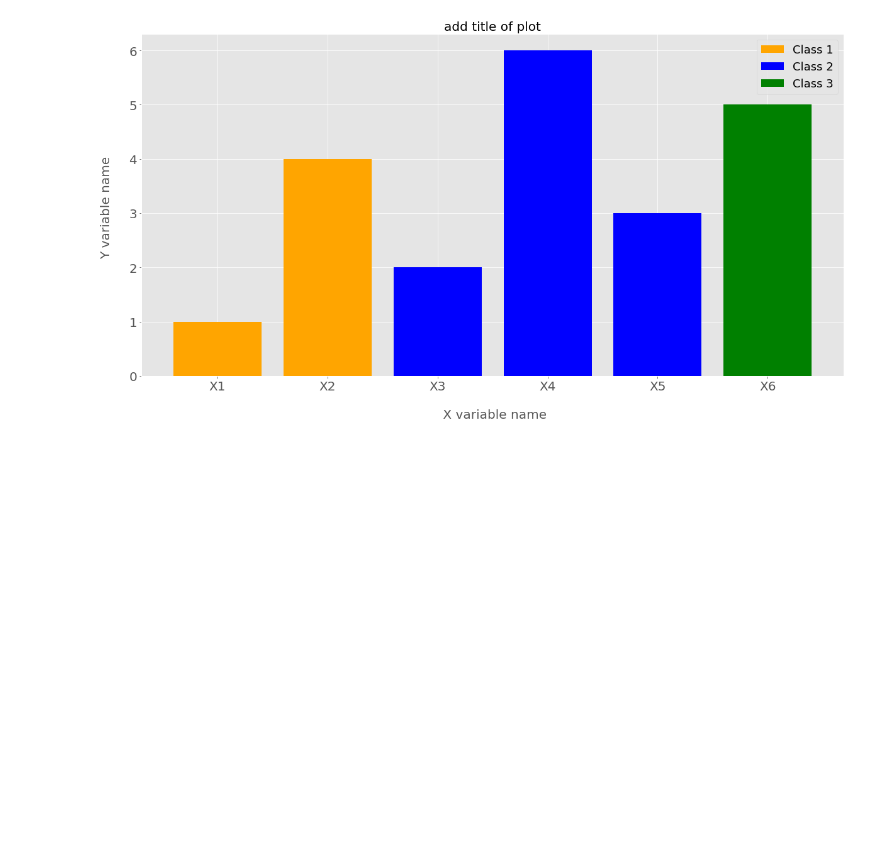
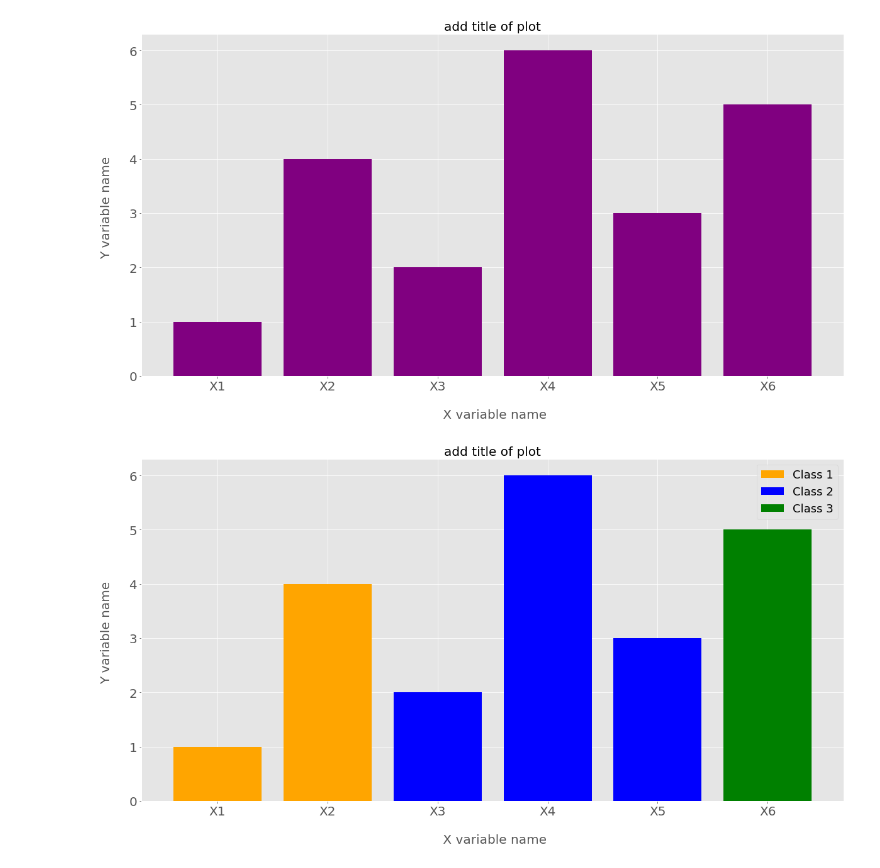
Before and after one commit to rjpais/DataVisualization, a Jupyter notebook: Barplots.ipynb, the cells around one changed output. Cells and saved outputs as stored; diff of their text form; code cells hidden in the pictures; blank space fills up the shorter version.

```diff
--- a/Barplots.ipynb
+++ b/Barplots.ipynb
@@ -1,29 +1,31 @@
 # %%
 # EXAMPLE OF HOW TO MAKE A SIMPLE BAR PLOT
 
 import matplotlib.pyplot as plt
 
 # use a predifined style of plots ( this case ggplots from R)
 
 plt.style.use('ggplot')
 plt.rcParams['figure.figsize'] = (20, 10)
 
 
 X = [ "X1", "X2",  "X3", "X4", "X5" ,  "X6" ] # variable x
 Y  = [ 1, 4,  2 , 6, 3 ,  5 ]      # variable y
 
 
 # title of plot
 plt.title("add title of plot", size = 20 )
 
 # axis lables
 plt.xlabel("\n X variable name", size = 20 )
 plt.ylabel("Y variable name \n", size = 20 )
 plt.tick_params(axis='both', labelsize = 20) # set the font of axis values
 
 # plot and show data
-plt.bar(X, Y, color = "orange" )
+plt.bar(X, Y, color = "purple" )
 plt.show()
+# %% [output]
+[figure, added]
 # %%
 # EXAMPLE OF HOW TO MAKE A BAR PLOT WITH LEGEND OF MULTIPLE CLASSES WITH DIFFERENT COLORS
 
```
